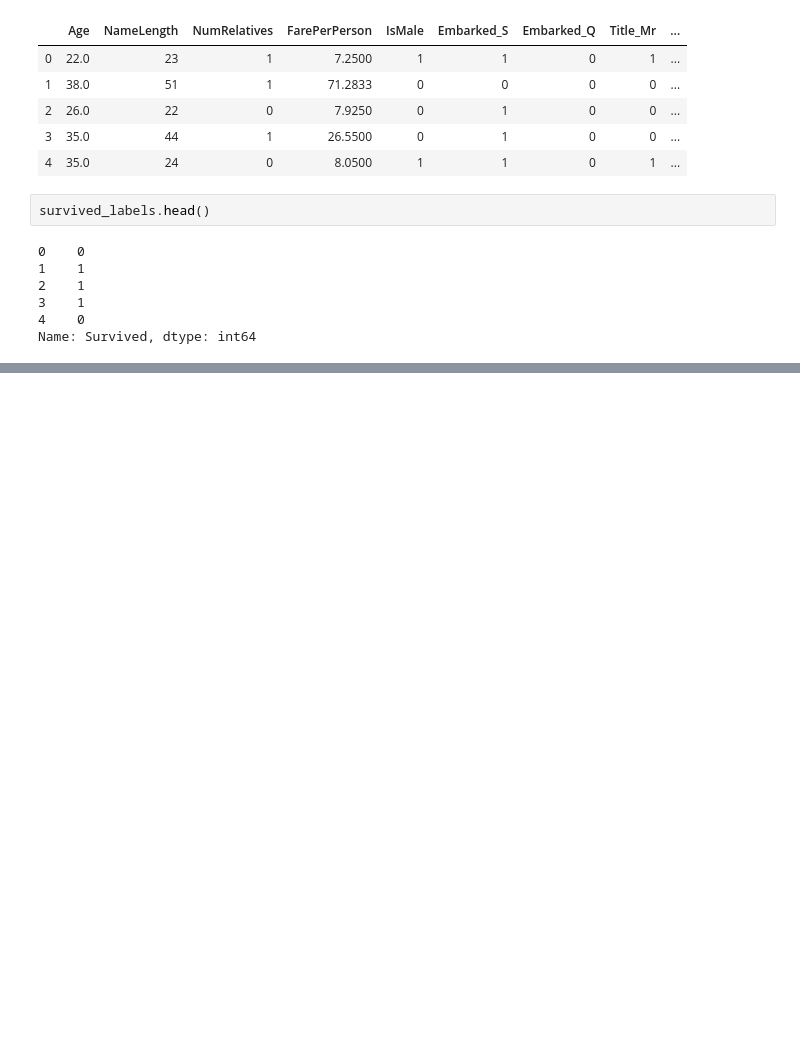
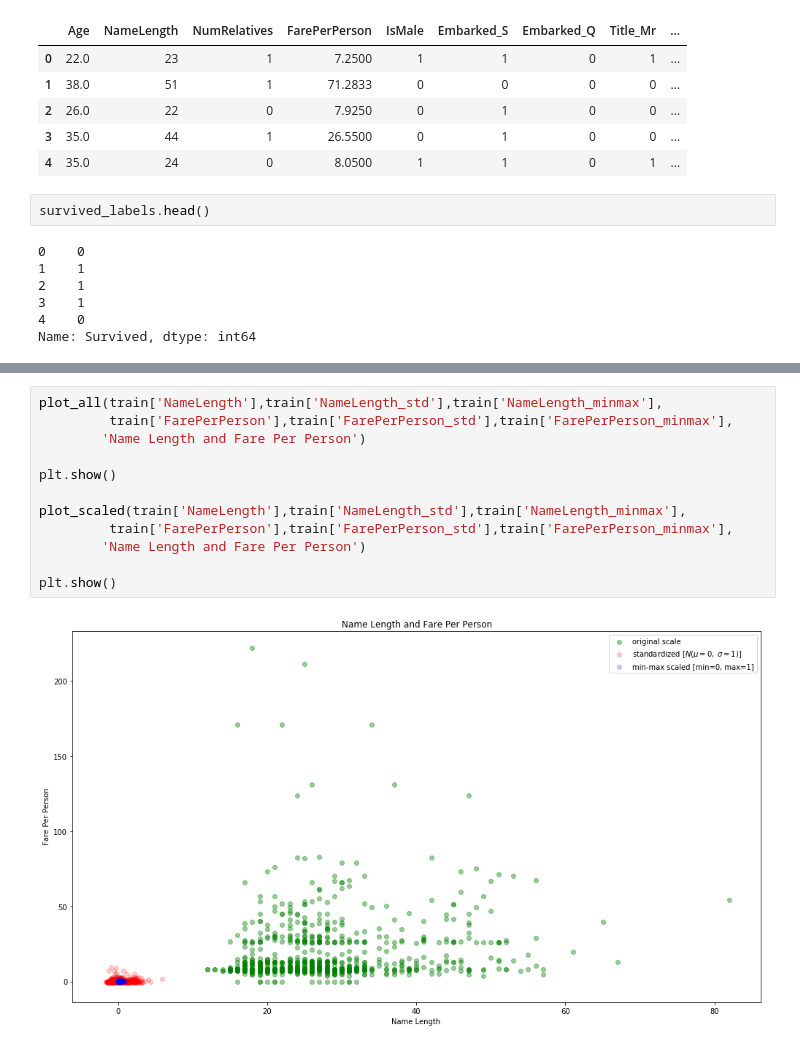
Before and after one commit to BigBangData/TitanicSurvival, a Jupyter notebook: Kaggle_TitanicSurvival.ipynb, the cells around one changed output, grey strips where cells are left out. Saved outputs shown, nothing was run; the diff lists cells and outputs as text; blank space fills up the shorter version.

```diff
--- a/Kaggle_TitanicSurvival.ipynb
+++ b/Kaggle_TitanicSurvival.ipynb
@@ -228,0 +245,14 @@ Name: NameLength, dtype: float64
+# %%
+plot_all(train['NameLength'],train['NameLength_std'],train['NameLength_minmax'],
+         train['FarePerPerson'],train['FarePerPerson_std'],train['FarePerPerson_minmax'],
+        'Name Length and Fare Per Person')
+
+plt.show()
+
+plot_scaled(train['NameLength'],train['NameLength_std'],train['NameLength_minmax'],
+         train['FarePerPerson'],train['FarePerPerson_std'],train['FarePerPerson_minmax'],
+        'Name Length and Fare Per Person')
+
+plt.show()
+# %% [output]
+[figure, added]
```
Also changed, not shown: parts of 12 cells of this notebook.
